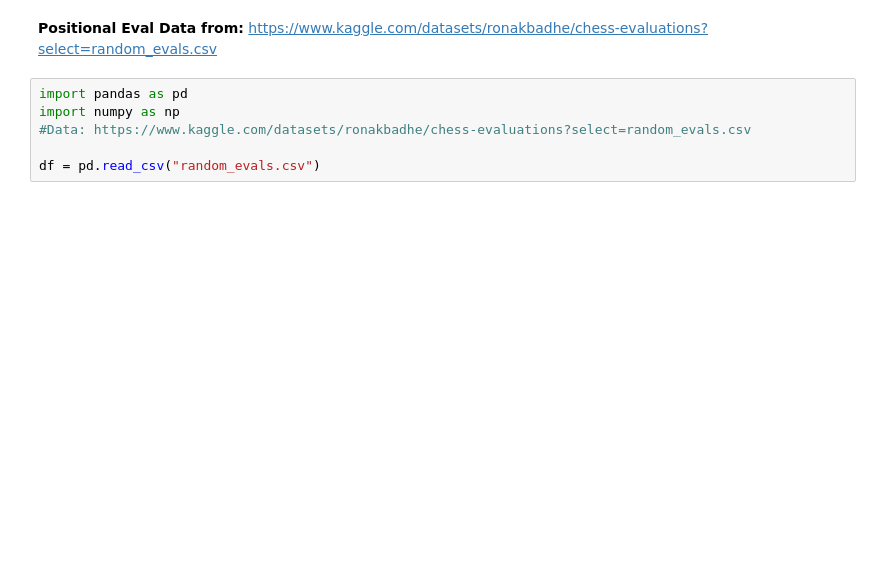
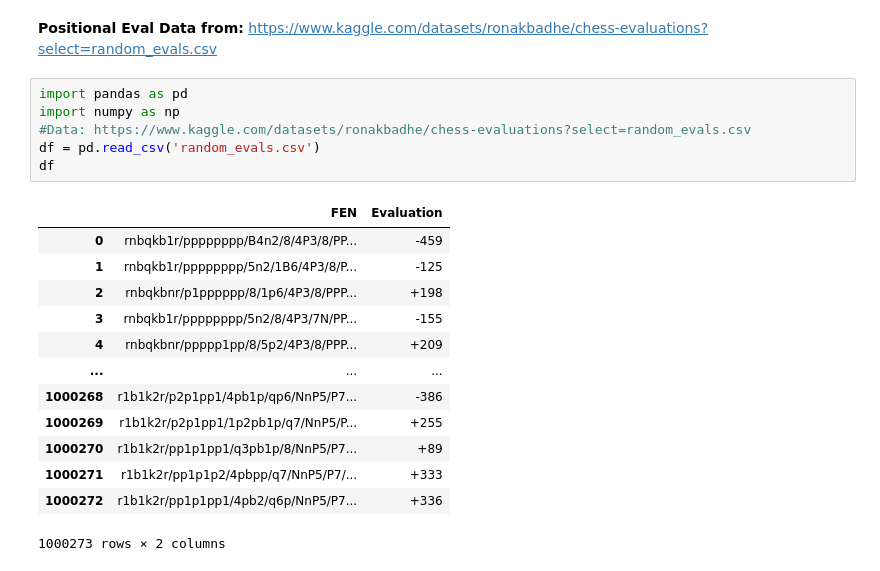
Before and after one commit to jackhlay/Reverse-Chess-Positional-Eval, a Jupyter notebook: Untitled.ipynb, the cells around one changed output. Saved outputs shown, nothing was run; the diff lists cells and outputs as text; blank space fills up the shorter version.

```diff
--- a/Untitled.ipynb
+++ b/Untitled.ipynb
@@ -3,9 +3,23 @@ __Positional Eval Data from:__ https://www.kaggle.com/datasets/ronakbadhe/chess-
 # %%
 import pandas as pd
 import numpy as np
 #Data: https://www.kaggle.com/datasets/ronakbadhe/chess-evaluations?select=random_evals.csv
-
-df = pd.read_csv("random_evals.csv")
+df = pd.read_csv('random_evals.csv')
+df
+# %% [output]
+|  | FEN | Evaluation |
+| 0 | rnbqkb1r/pppppppp/B4n2/8/4P3/8/PP... | -459 |
+| 1 | rnbqkb1r/pppppppp/5n2/1B6/4P3/8/P... | -125 |
+| 2 | rnbqkbnr/p1pppppp/8/1p6/4P3/8/PPP... | +198 |
+| 3 | rnbqkb1r/pppppppp/5n2/8/4P3/7N/PP... | -155 |
+| 4 | rnbqkbnr/ppppp1pp/8/5p2/4P3/8/PPP... | +209 |
+| ... | ... | ... |
+| 1000268 | r1b1k2r/p2p1pp1/4pb1p/qp6/NnP5/P7... | -386 |
+| 1000269 | r1b1k2r/p2p1pp1/1p2pb1p/q7/NnP5/P... | +255 |
+| 1000270 | r1b1k2r/pp1p1pp1/q3pb1p/8/NnP5/P7... | +89 |
+| 1000271 | r1b1k2r/pp1p1p2/4pbpp/q7/NnP5/P7/... | +333 |
+| 1000272 | r1b1k2r/pp1p1pp1/4pb2/q6p/NnP5/P7... | +336 |
+1000273 rows × 2 columns
 # %%
 piece_values = {
     "P": 1,
```
Also changed, not shown: parts of 7 cells of this notebook, 2 other files.
